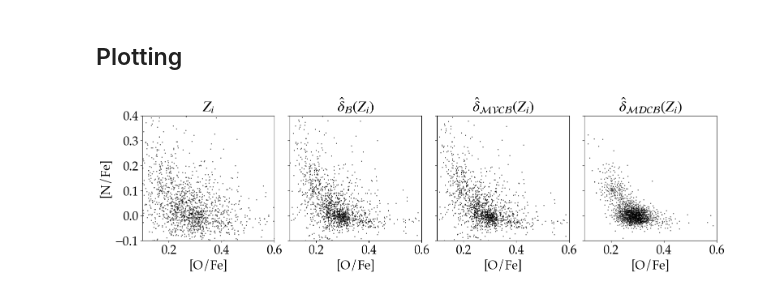
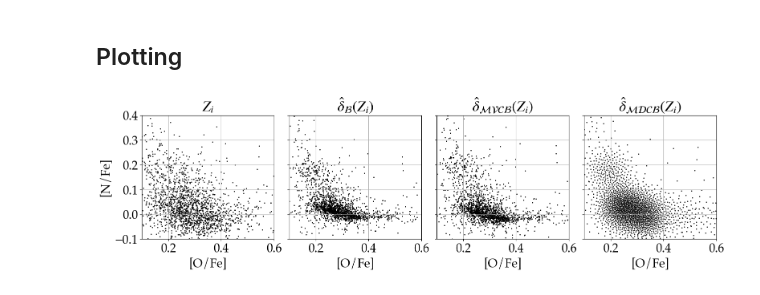
Before and after one commit to aqjaffe/constrained-denoising-EB-OT, a Jupyter notebook: Astronomy.ipynb, the cells around one changed output. Drawn from its saved outputs; the diff is of its cells as text; code cells hidden in the pictures.

```diff
--- a/Astronomy.ipynb
+++ b/Astronomy.ipynb
@@ -46,10 +48,8 @@ n = Z.shape[0]
 # %% [markdown]
 In order to choose the smoothing parameter in the NPMLE, we pick a suitable quantile of the observed variances.
 # %%
-q_x = 0.15
-q_y = 0.15
-tau2_x = np.quantile(Sigma[:,0],q_x)
-tau2_y = np.quantile(Sigma[:,1],q_y)
+tau2_x = 0.0025
+tau2_y = 0.0025
 
 fig, ax = plt.subplots(1, 2, sharex=False, sharey=False, figsize=(9,3))
 
@@ -130,3 +114,23 @@ for i in range(n):
+# %%
+k = 300
+Eta_x = np.linspace(-0.1,0.6,k)
+Eta_y = np.linspace(-0.1,0.4,k)
+Eta = np.array(list(itertools.product(Eta_x,Eta_y)))
+
+Eta_wt = np.zeros(k**2)
+m = len(wt)
+for i in range(m):
+    rv = stats.multivariate_normal(mean=at[i,:], cov=[tau2_x, tau2_y])
+    probs = rv.pdf(Eta)
+    Eta_wt += probs * wt[i] / np.sum(probs)
+Eta_wt = Eta_wt/np.sum(Eta_wt)
+
+C_hat = distance_matrix(eb, Eta)**2
+pi = ot.emd(np.ones(n)/n, Eta_wt, C_hat, numItermax=1e6)
+
+emdcb = np.zeros((n,2))
+for i in range(n):
+    emdcb[i,:] = (pi[i,:].reshape(1,-1)@Eta)/np.sum(pi[i,:])
 # %% [markdown]
 ## Plotting
 # %%
@@ -134,39 +138,40 @@ plt.rcParams.update({'font.size': 22,
                      'mathtext.fontset': 'stix',
                      'font.family': 'serif',
                      'font.serif':'Palatino'})
 
 fig, ax = plt.subplots(1, 4, sharex=True, sharey=True, figsize=(16,5))
 
 xmin, xmax = 0.1, 0.6,
 ymin, ymax = -0.1, 0.4
+Z_alpha = 1.0
 
-ax[0].scatter(Z[:,0],Z[:,1], s=1, alpha = 0.55, color='black')
+ax[0].scatter(Z[:,0],Z[:,1], s=1, alpha = Z_alpha, color='black')
 ax[0].set_title('$Z_i$')
-#ax[0].grid()
+ax[0].grid()
 
-ax[1].scatter(eb[:,0],eb[:,1], s=1, alpha = 0.55, color='black')
+ax[1].scatter(eb[:,0],eb[:,1], s=1, alpha = Z_alpha, color='black')
 ax[1].set_title('$\\hat{\\delta}_{\\mathcal{B}}(Z_i)$')
-#ax[1].grid()
+ax[1].grid()
 
-ax[2].scatter(emvcb[:,0],emvcb[:,1], s=1, alpha = 0.55, color='black')
+ax[2].scatter(emvcb[:,0],emvcb[:,1], s=1, alpha = Z_alpha, color='black')
 ax[2].set_title('$\\hat{\\delta}_{\\mathcal{MVCB}}(Z_i)$')
-#ax[2].grid()
+ax[2].grid()
 
-ax[3].scatter(emdcb[:,0],emdcb[:,1], s=1, alpha = 0.55, color='black')
+ax[3].scatter(emdcb[:,0],emdcb[:,1], s=1, alpha = Z_alpha, color='black')
 ax[3].set_title('$\\hat{\\delta}_{\\mathcal{MDCB}}(Z_i)$')
-#ax[3].grid()
+ax[3].grid()
 
 ax[0].set_xlabel('[O/Fe]')
 ax[1].set_xlabel('[O/Fe]')
 ax[2].set_xlabel('[O/Fe]')
 ax[3].set_xlabel('[O/Fe]')
 ax[0].set_ylabel('[N/Fe]')
 
 plt.tight_layout()
 plt.xlim([xmin, xmax])
 plt.ylim([ymin, ymax])
 plt.savefig('astronomy.pdf')
 plt.savefig('astronomy.png')
 plt.show()
 # %% [output]
-[figure, old version]
+[figure, new version]
```
Also changed, not shown: parts of 8 cells of this notebook.
